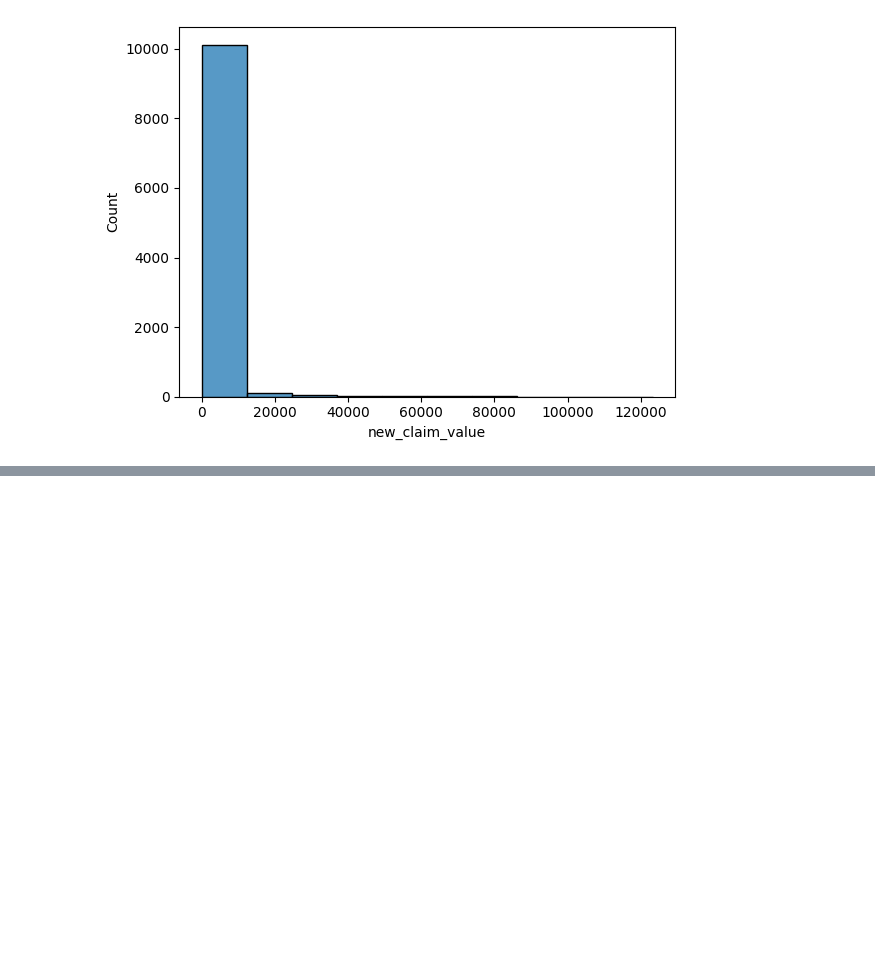
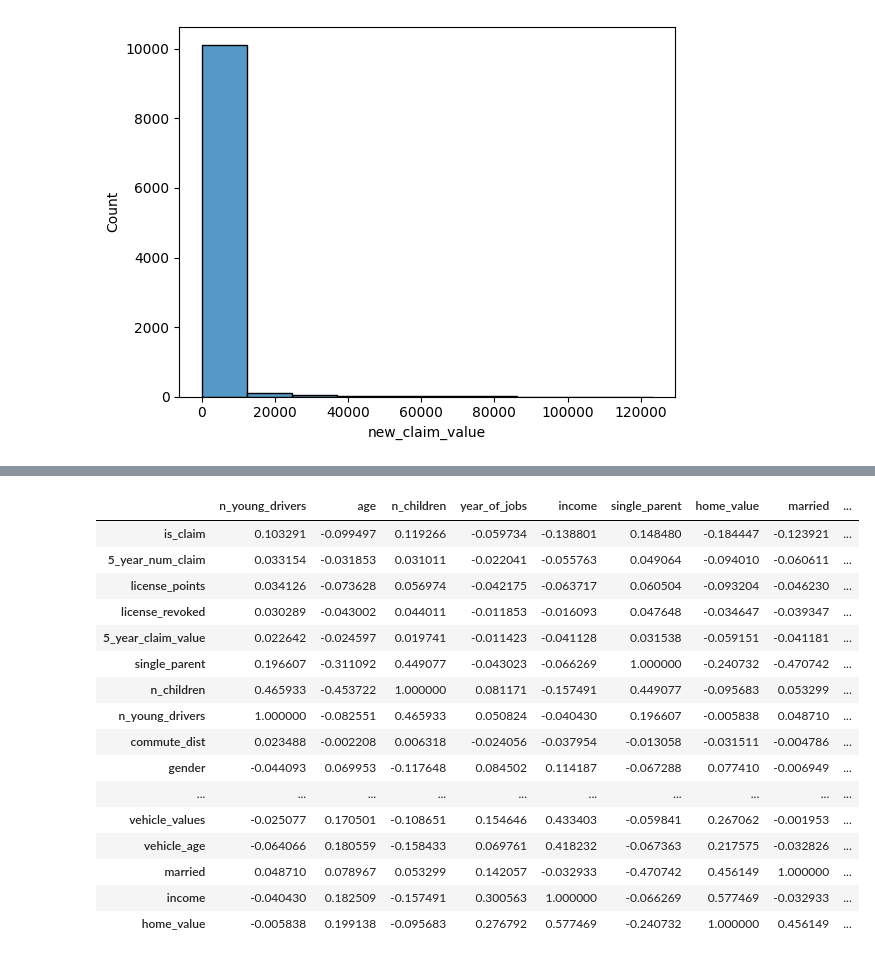
Before and after one commit to hatunglam/kaggle-projects, a Jupyter notebook: car_insurance/main.ipynb, the cells around one changed output, grey strips where cells are left out. Cells and saved outputs as stored; diff of their text form; code cells hidden in the pictures; blank space fills up the shorter version.

```diff
--- a/car_insurance/main.ipynb
+++ b/car_insurance/main.ipynb
@@ -199,0 +202,8 @@ sns.barplot(data['claim_value_cat'])
+# %%
+X = data.copy()
+y = data['is_claim']
+
+X.drop(columns=['new_claim_value', 'is_claim'], inplace=True)
+
+# train test split
+X_train, X_test, y_train, y_test = train_test_split(X, y, test_size=0.2, stratify=X['claim_value_cat'])
@@ -199,0 +226,20 @@ sns.barplot(data['claim_value_cat'])
+# %%
+# Define binary columns
+binary_cols = ['single_parent', 'married', 'gender', 'license_revoked']
+
+# Define mapping
+mapping = {"Yes": 1,
+            "No": 0,
+            "yes": 1,
+            "no": 0,
+            "M": 1,
+            "F": 0,}
+
+def binary_encode(data, cols, mappings):
+    for col in cols:
+        data[col] = data[col].map(mappings)
+    return data
+# %%
+X_train_eda = binary_encode(X_train, binary_cols, mapping)
+X_train_eda['is_claim'] = y_train
+X_train_eda.head()
@@ -199,0 +254,21 @@ sns.barplot(data['claim_value_cat'])
+# %%
+# Correlation matrix
+X_train_eda.corr(numeric_only=True).sort_values(by='is_claim', ascending=False)
+# %% [output]
+|  | n_young_drivers | age | n_children | year_of_jobs | income | single_parent | home_value | married | ... |
+| is_claim | 0.103291 | -0.099497 | 0.119266 | -0.059734 | -0.138801 | 0.148480 | -0.184447 | -0.123921 | ... |
+| 5_year_num_claim | 0.033154 | -0.031853 | 0.031011 | -0.022041 | -0.055763 | 0.049064 | -0.094010 | -0.060611 | ... |
+| license_points | 0.034126 | -0.073628 | 0.056974 | -0.042175 | -0.063717 | 0.060504 | -0.093204 | -0.046230 | ... |
+| license_revoked | 0.030289 | -0.043002 | 0.044011 | -0.011853 | -0.016093 | 0.047648 | -0.034647 | -0.039347 | ... |
+| 5_year_claim_value | 0.022642 | -0.024597 | 0.019741 | -0.011423 | -0.041128 | 0.031538 | -0.059151 | -0.041181 | ... |
+| single_parent | 0.196607 | -0.311092 | 0.449077 | -0.043023 | -0.066269 | 1.000000 | -0.240732 | -0.470742 | ... |
+| n_children | 0.465933 | -0.453722 | 1.000000 | 0.081171 | -0.157491 | 0.449077 | -0.095683 | 0.053299 | ... |
+| n_young_drivers | 1.000000 | -0.082551 | 0.465933 | 0.050824 | -0.040430 | 0.196607 | -0.005838 | 0.048710 | ... |
+| commute_dist | 0.023488 | -0.002208 | 0.006318 | -0.024056 | -0.037954 | -0.013058 | -0.031511 | -0.004786 | ... |
+| gender | -0.044093 | 0.069953 | -0.117648 | 0.084502 | 0.114187 | -0.067288 | 0.077410 | -0.006949 | ... |
+| ... | ... | ... | ... | ... | ... | ... | ... | ... | ... |
+| vehicle_values | -0.025077 | 0.170501 | -0.108651 | 0.154646 | 0.433403 | -0.059841 | 0.267062 | -0.001953 | ... |
+| vehicle_age | -0.064066 | 0.180559 | -0.158433 | 0.069761 | 0.418232 | -0.067363 | 0.217575 | -0.032826 | ... |
+| married | 0.048710 | 0.078967 | 0.053299 | 0.142057 | -0.032933 | -0.470742 | 0.456149 | 1.000000 | ... |
+| income | -0.040430 | 0.182509 | -0.157491 | 0.300563 | 1.000000 | -0.066269 | 0.577469 | -0.032933 | ... |
+| home_value | -0.005838 | 0.199138 | -0.095683 | 0.276792 | 0.577469 | -0.240732 | 1.000000 | 0.456149 | ... |
```
Also changed, not shown: parts of 7 cells of this notebook.
